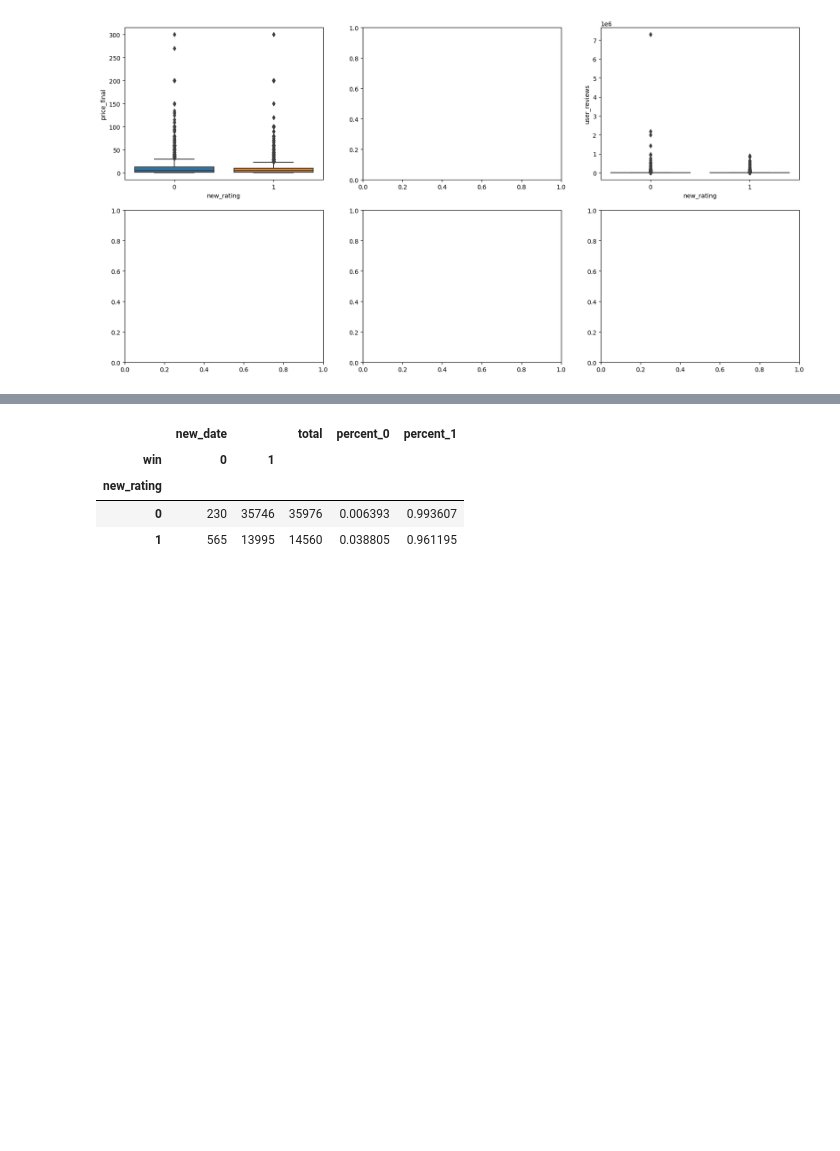
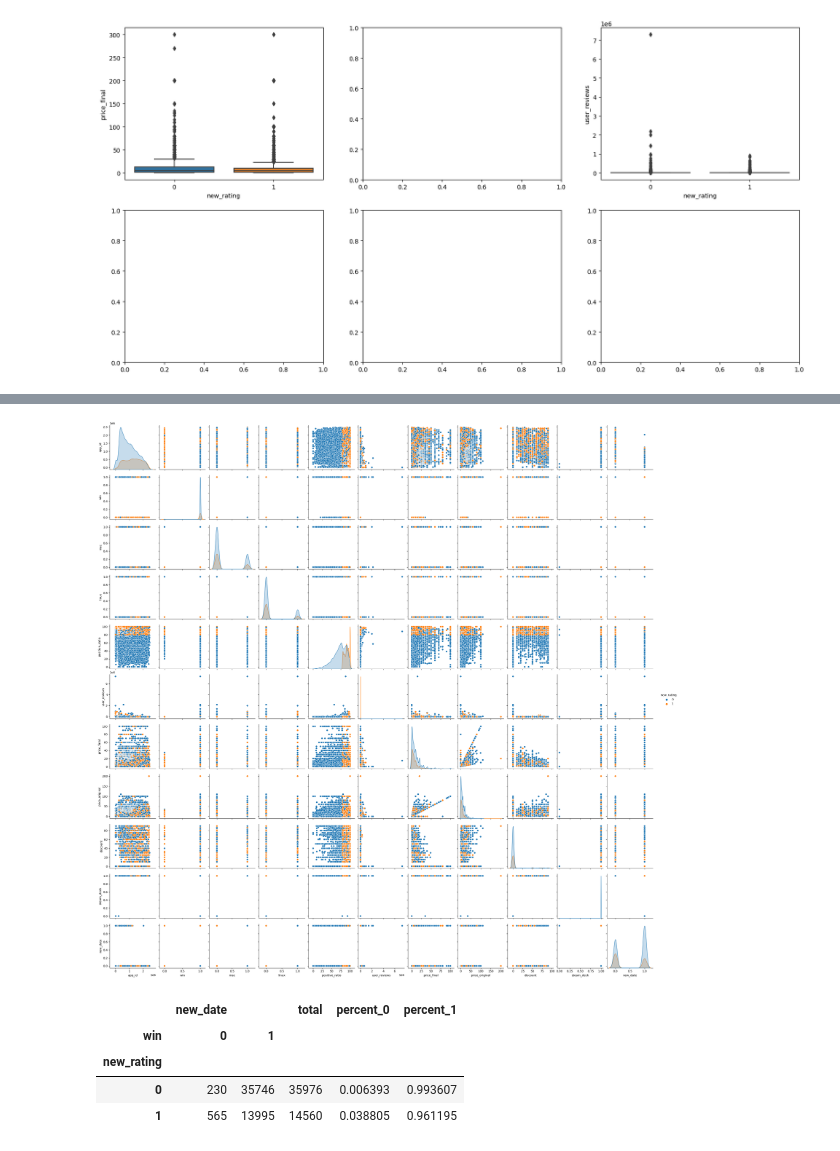
Before and after one commit to CDN0116/schulich-repo, a Jupyter notebook: DS-Final project.ipynb, the cells around one changed output, grey strips where cells are left out. Cells and saved outputs as stored; diff of their text form; code cells hidden in the pictures; blank space fills up the shorter version.

```diff
--- a/DS-Final project.ipynb
+++ b/DS-Final project.ipynb
@@ -159,3 +164,8 @@ df.drop(price_outliers,inplace=True)
+# %%
+sns.pairplot(df, hue='new_rating')
+plt.show()
+# %% [output]
+[figure, added]
 # %%
 df_win = df.groupby(['new_rating','win'])[['new_date']].count().unstack()
 df_win['total'] = df_win['new_date'][0] + df_win['new_date'][1]
```
Also changed, not shown: parts of 5 cells of this notebook.
